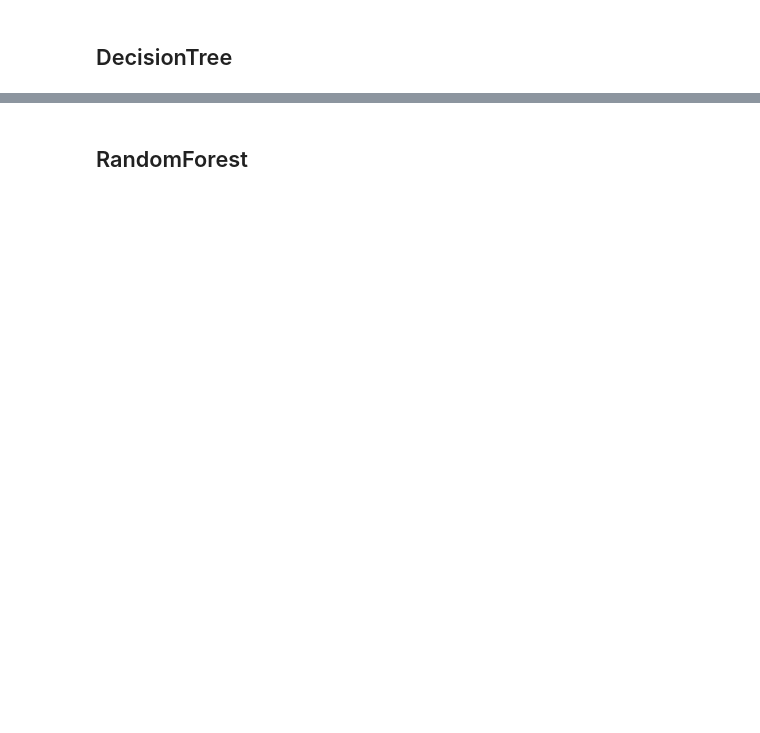
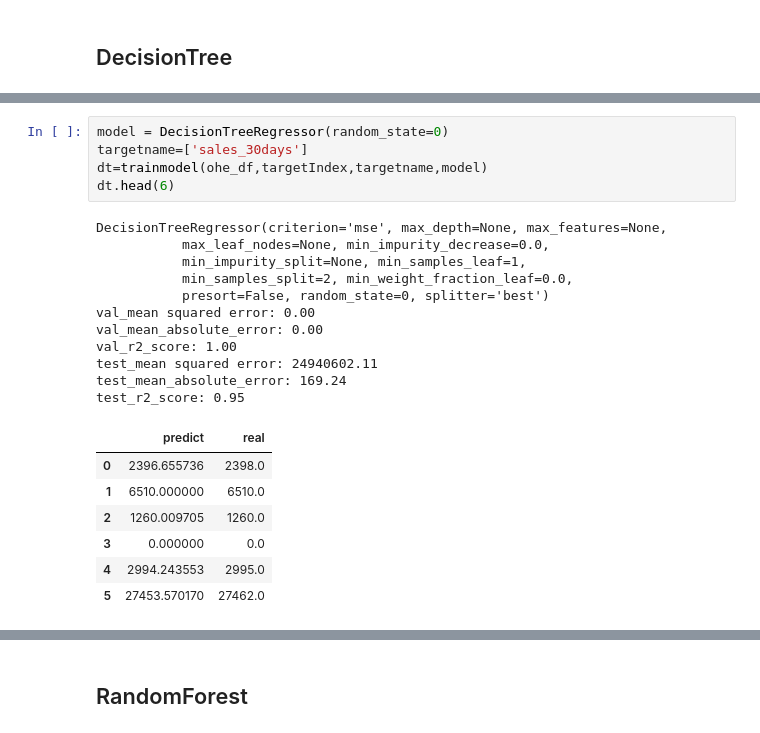
Before and after one commit to hwangching/BDSE_Avengers, a Jupyter notebook: return_prediction/EC/0614model.ipynb, the cells around one changed output, grey strips where cells are left out. Saved outputs shown, nothing was run; the diff lists cells and outputs as text; blank space fills up the shorter version.

```diff
--- a/return_prediction/EC/0614model.ipynb
+++ b/return_prediction/EC/0614model.ipynb
@@ -482,0 +456,24 @@ print("r2_score: %.2f"
+# %%
+model = DecisionTreeRegressor(random_state=0)
+targetname=['sales_30days']
+dt=trainmodel(ohe_df,targetIndex,targetname,model)
+dt.head(6)
+# %% [output]
+DecisionTreeRegressor(criterion='mse', max_depth=None, max_features=None,
+           max_leaf_nodes=None, min_impurity_decrease=0.0,
+           min_impurity_split=None, min_samples_leaf=1,
+           min_samples_split=2, min_weight_fraction_leaf=0.0,
+           presort=False, random_state=0, splitter='best')
+val_mean squared error: 0.00
+val_mean_absolute_error: 0.00
+val_r2_score: 1.00
+test_mean squared error: 24940602.11
+test_mean_absolute_error: 169.24
+test_r2_score: 0.95
+|  | predict | real |
+| 0 | 2396.655736 | 2398.0 |
+| 1 | 6510.000000 | 6510.0 |
+| 2 | 1260.009705 | 1260.0 |
+| 3 | 0.000000 | 0.0 |
+| 4 | 2994.243553 | 2995.0 |
+| 5 | 27453.570170 | 27462.0 |
```
Also changed, not shown: parts of 42 cells of this notebook.
